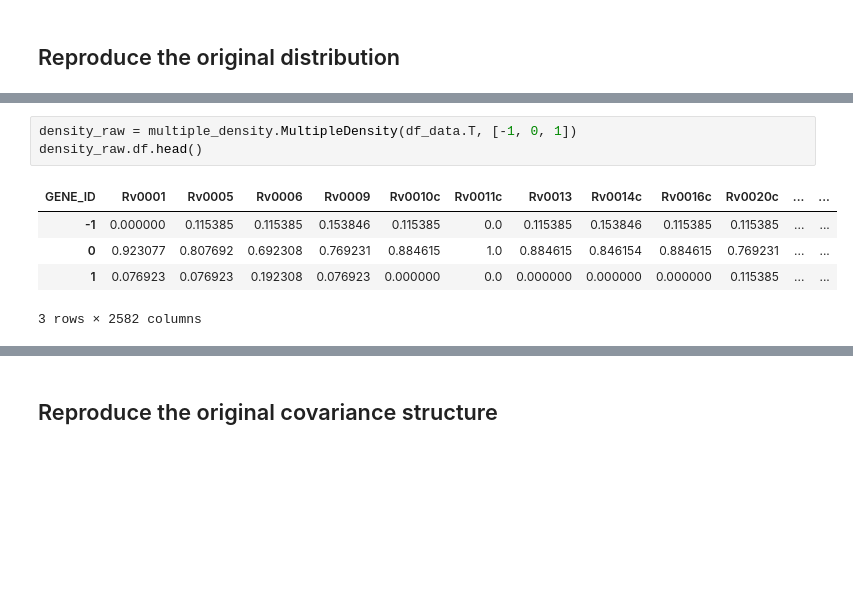
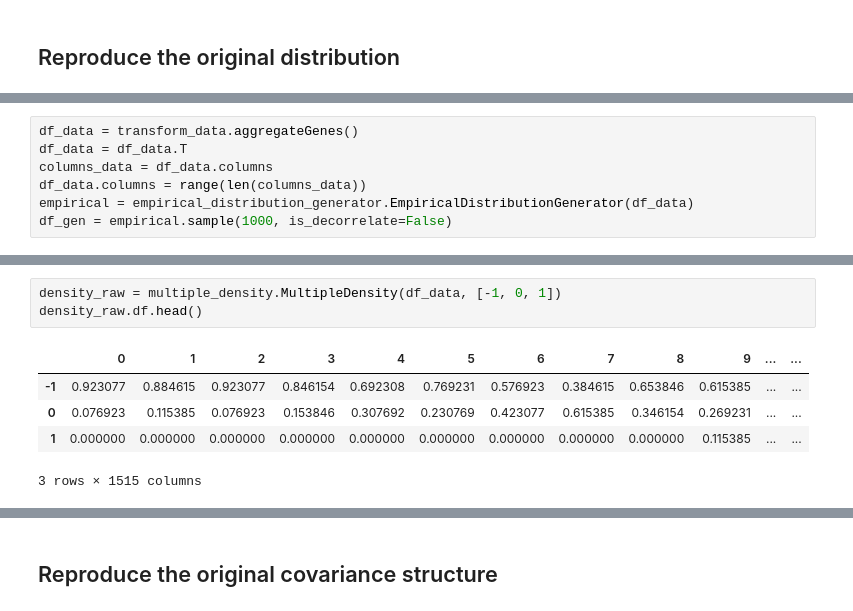
Before and after one commit to uwescience/old_xstate, a Jupyter notebook: notebooks/Evaluate Synthetic Data.ipynb, the cells around one changed output, grey strips where cells are left out. Cells and saved outputs as stored; diff of their text form; blank space fills up the shorter version.

```diff
--- a/notebooks/Evaluate Synthetic Data.ipynb
+++ b/notebooks/Evaluate Synthetic Data.ipynb
@@ -21 +37,8 @@ df_X = empirical.sample(10000)
+# %%
+df_data = transform_data.aggregateGenes()
+df_data = df_data.T
+columns_data = df_data.columns
+df_data.columns = range(len(columns_data))
+empirical = empirical_distribution_generator.EmpiricalDistributionGenerator(df_data)
+df_gen = empirical.sample(1000, is_decorrelate=False)
 # %%
@@ -35,10 +58,10 @@ density_generated.df.head()
 # %%
-density_raw = multiple_density.MultipleDensity(df_data.T, [-1, 0, 1])
+density_raw = multiple_density.MultipleDensity(df_data, [-1, 0, 1])
 density_raw.df.head()
 # %% [output]
-| GENE_ID | Rv0001 | Rv0005 | Rv0006 | Rv0009 | Rv0010c | Rv0011c | Rv0013 | Rv0014c | Rv0016c | Rv0020c | ... | ... |
-| -1 | 0.000000 | 0.115385 | 0.115385 | 0.153846 | 0.115385 | 0.0 | 0.115385 | 0.153846 | 0.115385 | 0.115385 | ... | ... |
-| 0 | 0.923077 | 0.807692 | 0.692308 | 0.769231 | 0.884615 | 1.0 | 0.884615 | 0.846154 | 0.884615 | 0.769231 | ... | ... |
-| 1 | 0.076923 | 0.076923 | 0.192308 | 0.076923 | 0.000000 | 0.0 | 0.000000 | 0.000000 | 0.000000 | 0.115385 | ... | ... |
+|  | 0 | 1 | 2 | 3 | 4 | 5 | 6 | 7 | 8 | 9 | ... | ... |
+| -1 | 0.923077 | 0.884615 | 0.923077 | 0.846154 | 0.692308 | 0.769231 | 0.576923 | 0.384615 | 0.653846 | 0.615385 | ... | ... |
+| 0 | 0.076923 | 0.115385 | 0.076923 | 0.153846 | 0.307692 | 0.230769 | 0.423077 | 0.615385 | 0.346154 | 0.269231 | ... | ... |
+| 1 | 0.000000 | 0.000000 | 0.000000 | 0.000000 | 0.000000 | 0.000000 | 0.000000 | 0.000000 | 0.000000 | 0.115385 | ... | ... |
-3 rows × 2582 columns
+3 rows × 1515 columns
 # %%
```
Also changed, not shown: parts of 19 cells of this notebook, 2 other files.
